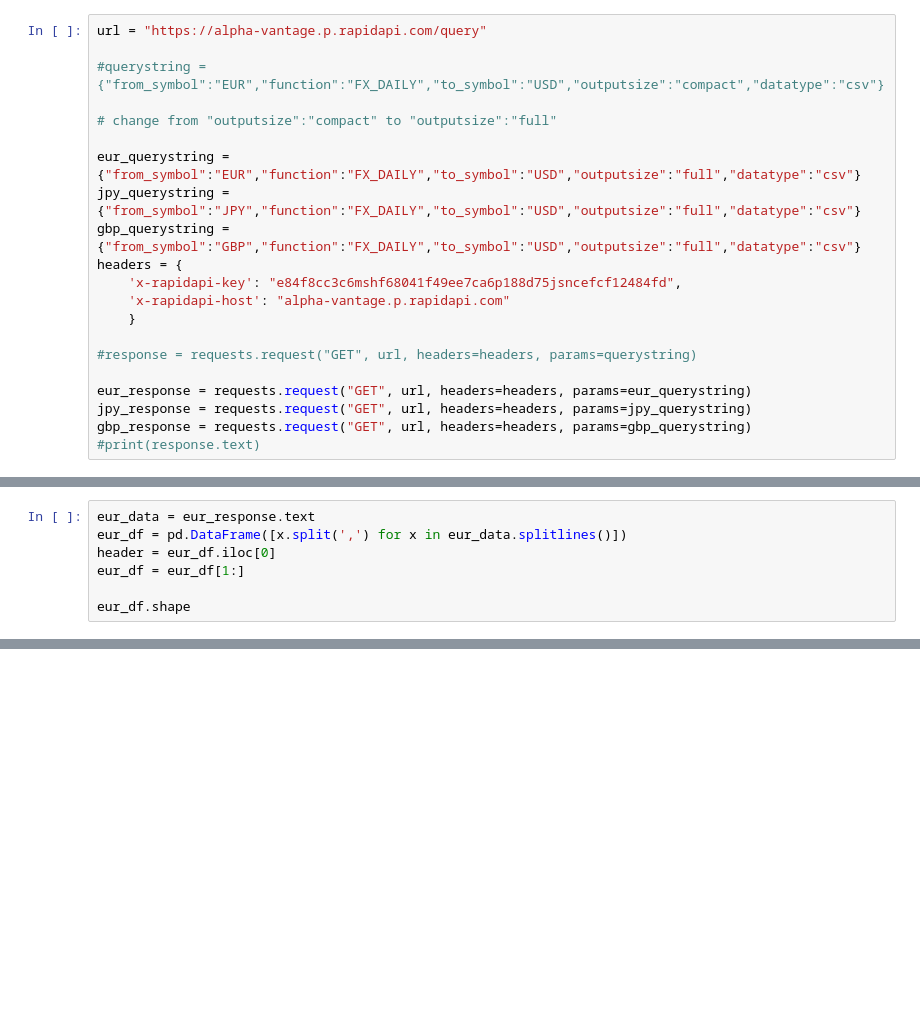
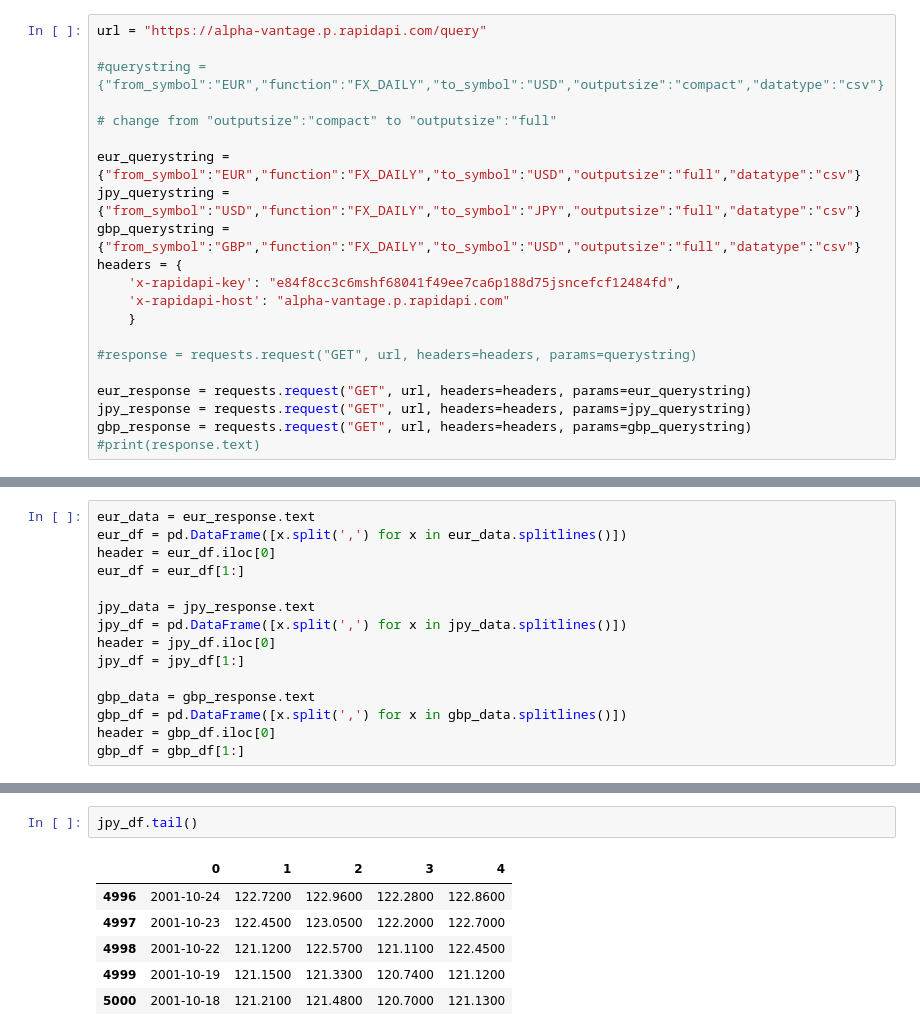
Before and after one commit to lchristij/Project-01, a Jupyter notebook: api_data.ipynb, the cells around one changed output, grey strips where cells are left out. Cells and saved outputs as stored; diff of their text form; blank space fills up the shorter version.

```diff
--- a/api_data.ipynb
+++ b/api_data.ipynb
@@ -13,7 +10,7 @@ url = "https://alpha-vantage.p.rapidapi.com/query"
 # change from "outputsize":"compact" to "outputsize":"full"
 
 eur_querystring = {"from_symbol":"EUR","function":"FX_DAILY","to_symbol":"USD","outputsize":"full","datatype":"csv"}
-jpy_querystring = {"from_symbol":"JPY","function":"FX_DAILY","to_symbol":"USD","outputsize":"full","datatype":"csv"}
+jpy_querystring = {"from_symbol":"USD","function":"FX_DAILY","to_symbol":"JPY","outputsize":"full","datatype":"csv"}
 gbp_querystring = {"from_symbol":"GBP","function":"FX_DAILY","to_symbol":"USD","outputsize":"full","datatype":"csv"}
 headers = {
     'x-rapidapi-key': "e84f8cc3c6mshf68041f49ee7ca6p188d75jsncefcf12484fd",
@@ -57,4 +54,12 @@ eur_df = pd.DataFrame([x.split(',') for x in eur_data.splitlines()])
 header = eur_df.iloc[0]
 eur_df = eur_df[1:]
 
-eur_df.shape
+jpy_data = jpy_response.text
+jpy_df = pd.DataFrame([x.split(',') for x in jpy_data.splitlines()])
+header = jpy_df.iloc[0]
+jpy_df = jpy_df[1:]
+
+gbp_data = gbp_response.text
+gbp_df = pd.DataFrame([x.split(',') for x in gbp_data.splitlines()])
+header = gbp_df.iloc[0]
+gbp_df = gbp_df[1:]
@@ -66,0 +87,9 @@ eur_df.hvplot()
+# %%
+jpy_df.tail()
+# %% [output]
+|  | 0 | 1 | 2 | 3 | 4 |
+| 4996 | 2001-10-24 | 122.7200 | 122.9600 | 122.2800 | 122.8600 |
+| 4997 | 2001-10-23 | 122.4500 | 123.0500 | 122.2000 | 122.7000 |
+| 4998 | 2001-10-22 | 121.1200 | 122.5700 | 121.1100 | 122.4500 |
+| 4999 | 2001-10-19 | 121.1500 | 121.3300 | 120.7400 | 121.1200 |
+| 5000 | 2001-10-18 | 121.2100 | 121.4800 | 120.7000 | 121.1300 |
```
Also changed, not shown: parts of 8 cells of this notebook.
